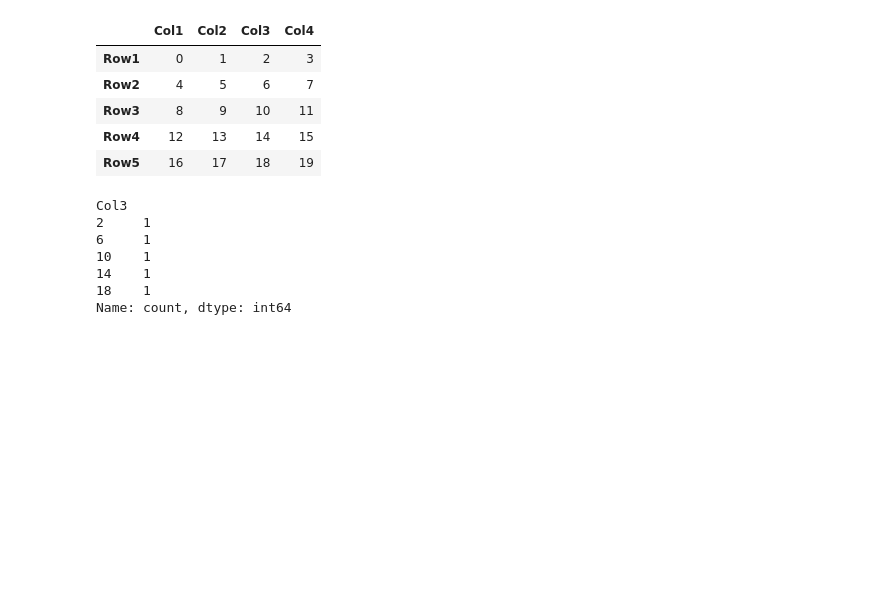
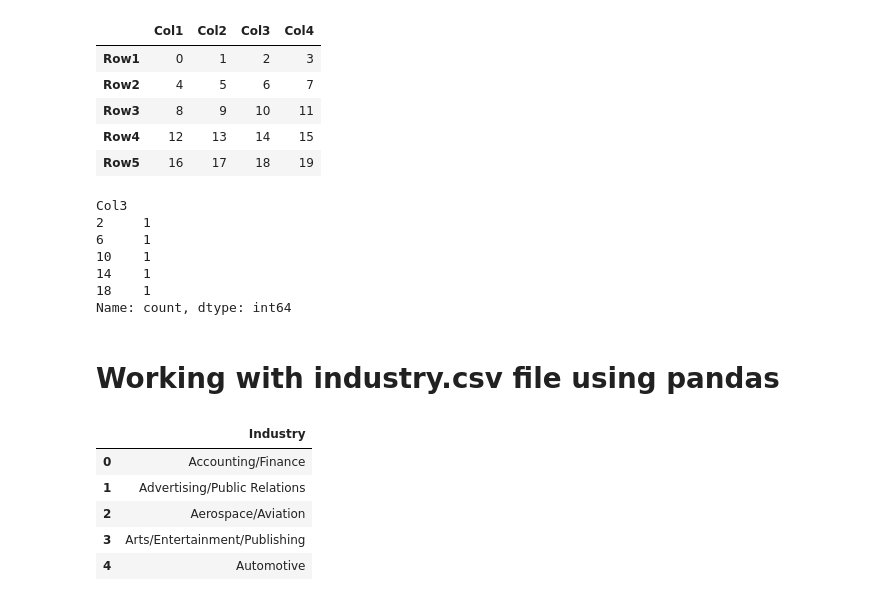
Before and after one commit to SejalKumari011/Python-Libraries, a Jupyter notebook: pandas.ipynb, the cells around one changed output. Cells and saved outputs as stored; diff of their text form; code cells hidden in the pictures; blank space fills up the shorter version.

Commit message:
Changes made in pandas.ipynb

```diff
--- a/pandas.ipynb
+++ b/pandas.ipynb
@@ -235,3 +235,16 @@ Col3
 14    1
 18    1
 Name: count, dtype: int64
+# %% [markdown]
+# Working with industry.csv file using pandas
+# %%
+data=pd.read_csv("C:\PYTHON- Tutorial\PYTHON-Libraries\industry.csv")
+# %%
+data.head()
+# %% [output]
+|  | Industry |
+| 0 | Accounting/Finance |
+| 1 | Advertising/Public Relations |
+| 2 | Aerospace/Aviation |
+| 3 | Arts/Entertainment/Publishing |
+| 4 | Automotive |
```
Also changed, not shown: parts of 11 cells of this notebook, 2 other files.
